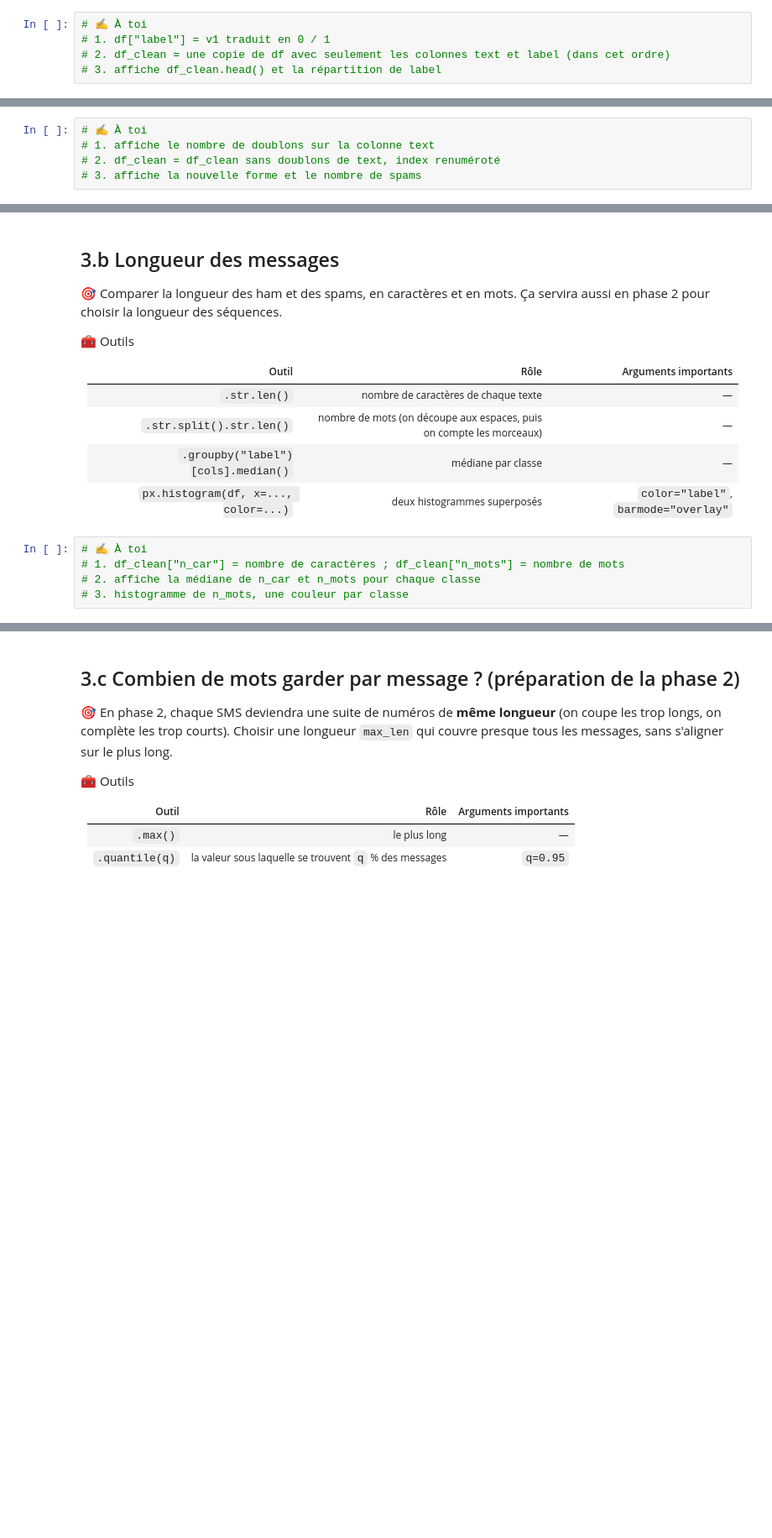
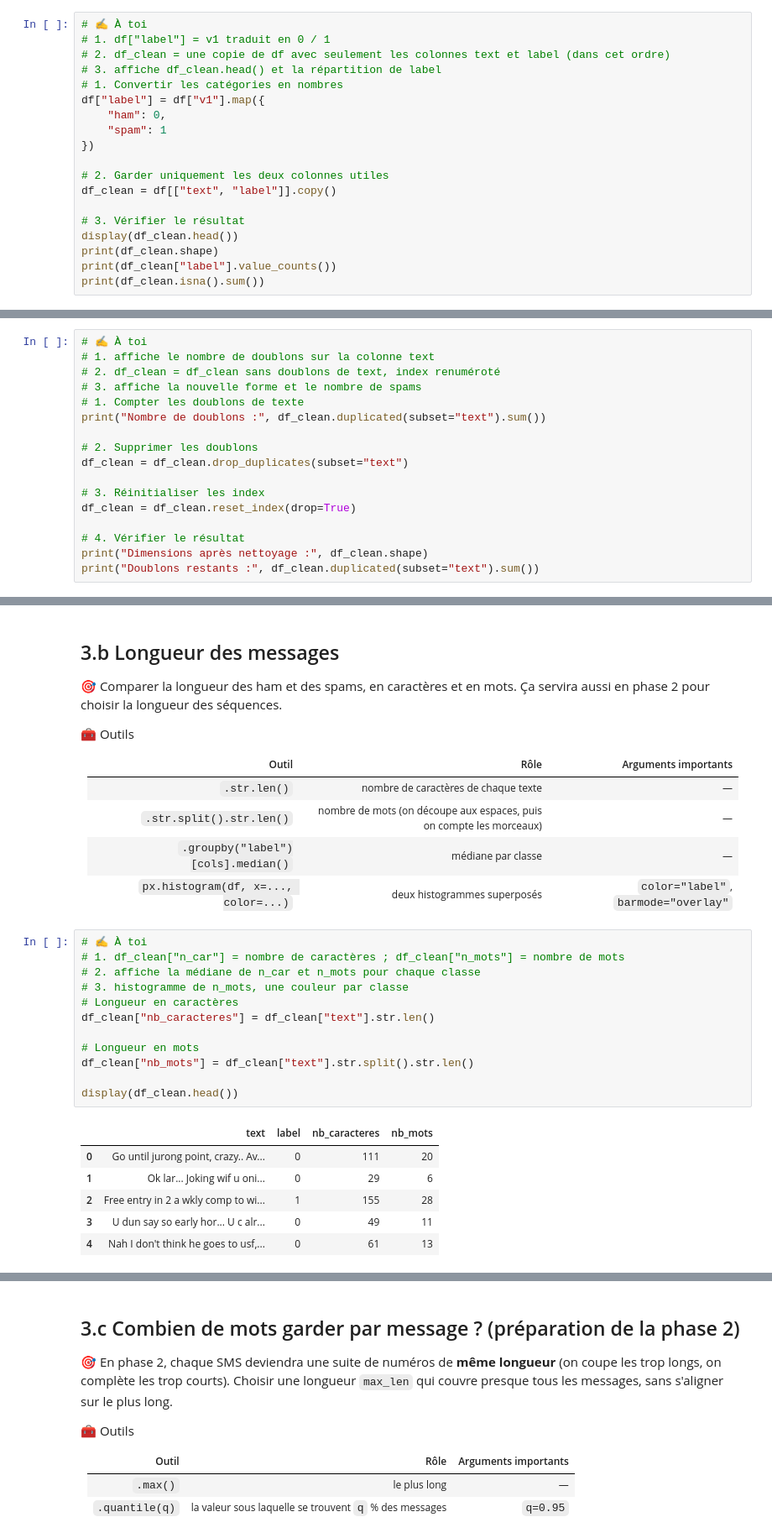
Before and after one commit to MaquiZard05/Projet-ATT-jehda, a Jupyter notebook: 02-Template_1_preparation_donnees.ipynb, the cells around one changed output, grey strips where cells are left out. Shown at 84% size. Saved outputs shown, nothing was run; the diff lists cells and outputs as text; blank space fills up the shorter version.

```diff
--- a/02-Template_1_preparation_donnees.ipynb
+++ b/02-Template_1_preparation_donnees.ipynb
@@ -145,3 +219,17 @@ print("✅ étape 2.b")
 # 1. df["label"] = v1 traduit en 0 / 1
 # 2. df_clean = une copie de df avec seulement les colonnes text et label (dans cet ordre)
 # 3. affiche df_clean.head() et la répartition de label
+# 1. Convertir les catégories en nombres
+df["label"] = df["v1"].map({
+    "ham": 0,
+    "spam": 1
+})
+
+# 2. Garder uniquement les deux colonnes utiles
+df_clean = df[["text", "label"]].copy()
+
+# 3. Vérifier le résultat
+display(df_clean.head())
+print(df_clean.shape)
+print(df_clean["label"].value_counts())
+print(df_clean.isna().sum())
@@ -170,3 +275,15 @@ print("✅ étape 2.c")
 # 1. affiche le nombre de doublons sur la colonne text
 # 2. df_clean = df_clean sans doublons de text, index renuméroté
 # 3. affiche la nouvelle forme et le nombre de spams
+# 1. Compter les doublons de texte
+print("Nombre de doublons :", df_clean.duplicated(subset="text").sum())
+
+# 2. Supprimer les doublons
+df_clean = df_clean.drop_duplicates(subset="text")
+
+# 3. Réinitialiser les index
+df_clean = df_clean.reset_index(drop=True)
+
+# 4. Vérifier le résultat
+print("Dimensions après nettoyage :", df_clean.shape)
+print("Doublons restants :", df_clean.duplicated(subset="text").sum())
@@ -218,5 +350,19 @@ print("✅ étape 3.a")
 # %%
 # ✍️ À toi
 # 1. df_clean["n_car"] = nombre de caractères ; df_clean["n_mots"] = nombre de mots
 # 2. affiche la médiane de n_car et n_mots pour chaque classe
 # 3. histogramme de n_mots, une couleur par classe
+# Longueur en caractères
+df_clean["nb_caracteres"] = df_clean["text"].str.len()
+
+# Longueur en mots
+df_clean["nb_mots"] = df_clean["text"].str.split().str.len()
+
+display(df_clean.head())
+# %% [output]
+|  | text | label | nb_caracteres | nb_mots |
+| 0 | Go until jurong point, crazy.. Av... | 0 | 111 | 20 |
+| 1 | Ok lar... Joking wif u oni... | 0 | 29 | 6 |
+| 2 | Free entry in 2 a wkly comp to wi... | 1 | 155 | 28 |
+| 3 | U dun say so early hor... U c alr... | 0 | 49 | 11 |
+| 4 | Nah I don't think he goes to usf,... | 0 | 61 | 13 |
```
Also changed, not shown: parts of 28 cells of this notebook, 6 other files.
